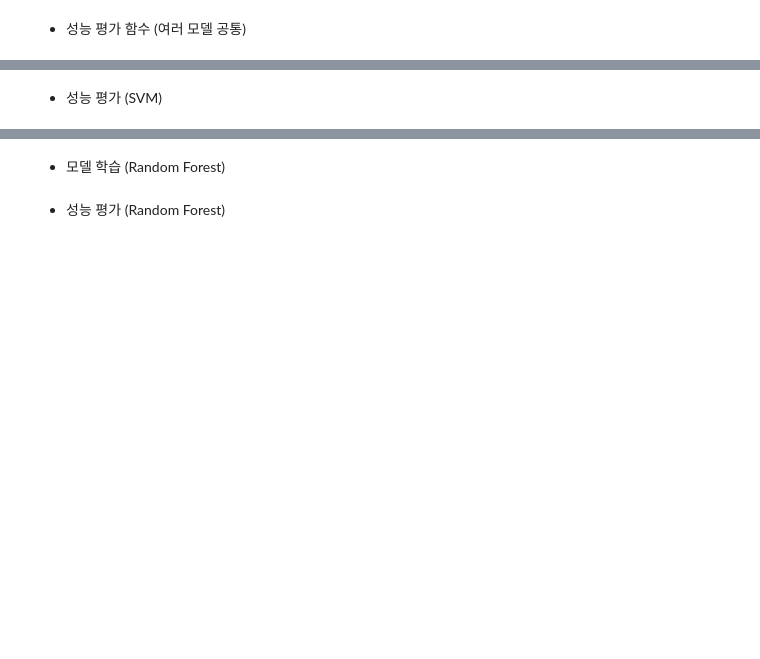
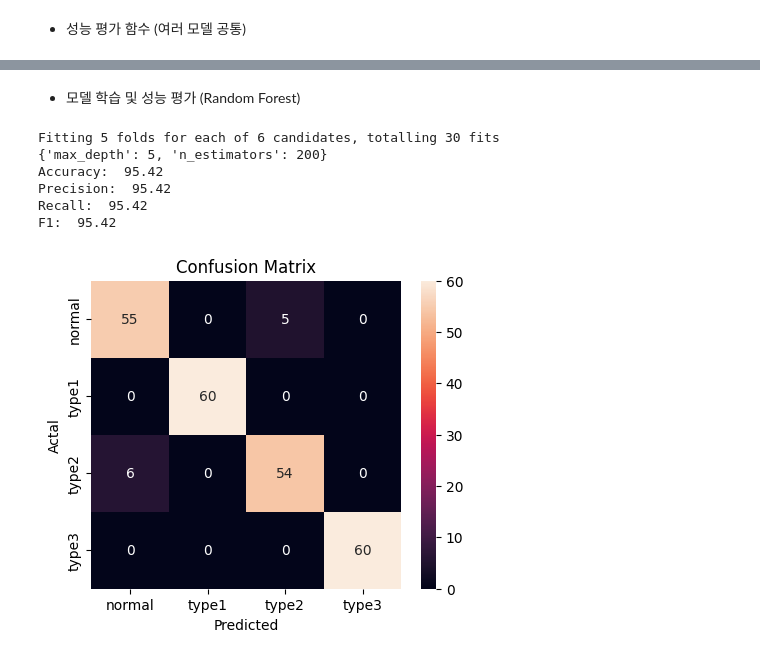
Before and after one commit to jjyjung/ai_mfg, a Jupyter notebook: 회전기계_고장진단_실습_v5_0.ipynb, the cells around one changed output, grey strips where cells are left out. Drawn from its saved outputs; the diff is of its cells as text; code cells hidden in the pictures; blank space fills up the shorter version.

```diff
--- a/회전기계_고장진단_실습_v5_0.ipynb
+++ b/회전기계_고장진단_실습_v5_0.ipynb
@@ -376,8 +455,8 @@ def extract_SI(data):
   s3_ext = make_df(s3_tmp, 's3')
   s4_ext = make_df(s4_tmp, 's4')
 
-  df = pd.concat([s1_ext, s2_ext, s3_ext, s4_ext], axis=1)
-  # df = pd.concat([s4_ext], axis=1)
+  df = pd.concat([s2_ext], axis=1)
+  # df = pd.concat([s1_ext, s2_ext, s3_ext, s4_ext], axis=1)
   return df
 
 
@@ -410,14 +489,6 @@ type1_test_ext_labeled = np.append(type1_test_ext, np.repeat(1, type1_test_ext.s
 type2_test_ext_labeled = np.append(type2_test_ext, np.repeat(2, type2_test_ext.shape[0]).reshape(type2_test_ext.shape[0], 1), axis=1)
 type3_test_ext_labeled = np.append(type3_test_ext, np.repeat(3, type3_test_ext.shape[0]).reshape(type3_test_ext.shape[0], 1), axis=1)
 
-# print(type2_train_ext_labeled)
-# print('------------------------------------------------')
-# print(normal_train_ext_labeled.shape)
-# print(type1_train_ext_labeled.shape)
-# print(type2_train_ext_labeled.shape)
-# print(type3_train_ext_labeled.shape)
-
-
 combined_trn = np.concatenate((normal_train_ext_labeled, type1_train_ext_labeled, type2_train_ext_labeled, type3_train_ext_labeled))
 combined_test = np.concatenate((normal_test_ext_labeled, type1_test_ext_labeled, type2_test_ext_labeled, type3_test_ext_labeled))
 
@@ -470,13 +528,17 @@ Image(graph.create_png())
 # %% [markdown]
 * 성능 평가 함수 (여러 모델 공통)
 # %%
-from sklearn.metrics import accuracy_score, f1_score
+from sklearn.metrics import accuracy_score, precision_score, recall_score, f1_score
 from sklearn.metrics import confusion_matrix
 
 def show_confusion_matrix(y_pred):
   accuracy = accuracy_score(combined_test[:,-1], y_pred)
+  precision = precision_score(combined_test[:,-1], y_pred, average='weighted')
+  recall = recall_score(combined_test[:,-1], y_pred, average='weighted')
   f1 = f1_score(combined_test[:,-1], y_pred, average='weighted')
   print('Accuracy: ', "%.2f" % (accuracy*100))
+  print('Precision: ', "%.2f" % (precision*100))
+  print('Recall: ', "%.2f" % (recall*100))
   print('F1: ', "%.2f" % (f1*100))
 
   # Confusion Matrix 생성
@@ -523,2 +648,0 @@ print(tuned_svm.best_params_)
-# %% [markdown]
-* 성능 평가 (SVM)
@@ -531,20 +652,31 @@ show_confusion_matrix(y_pred)
 
  ![rf.svg](https://www.tibco.com/sites/tibco/files/media_entity/2021-05/random-forest-diagram.svg)<br>
 # %% [markdown]
-* 모델 학습 (Random Forest)
+* 모델 학습 및 성능 평가 (Random Forest)
 # %%
 from sklearn.ensemble import RandomForestClassifier
 
 # Random Forest
 RF_model = RandomForestClassifier()
 
-param_dist = {"n_estimators": [10, 50],
+param_dist = {"n_estimators": [100, 200],
               "max_depth": [3, 5, 10]}
 
 tuned_rf = GridSearchCV(RF_model, param_grid=param_dist, verbose=1, refit=True)
 tuned_rf.fit(combined_trn[:,:-1], combined_trn[:,-1])
 
 # 최적 파라미터 값
 print(tuned_rf.best_params_)
+
+
+# 성능 평가
+y_pred = tuned_rf.predict(combined_test[:,:-1])
+show_confusion_matrix(y_pred)
+# %% [output]
+Fitting 5 folds for each of 6 candidates, totalling 30 fits
+{'max_depth': 5, 'n_estimators': 200}
+Accuracy:  95.42
+Precision:  95.42
+Recall:  95.42
+F1:  95.42
+[figure, added]
-# %% [markdown]
-* 성능 평가 (Random Forest)
```
Also changed, not shown: parts of 18 cells of this notebook.
